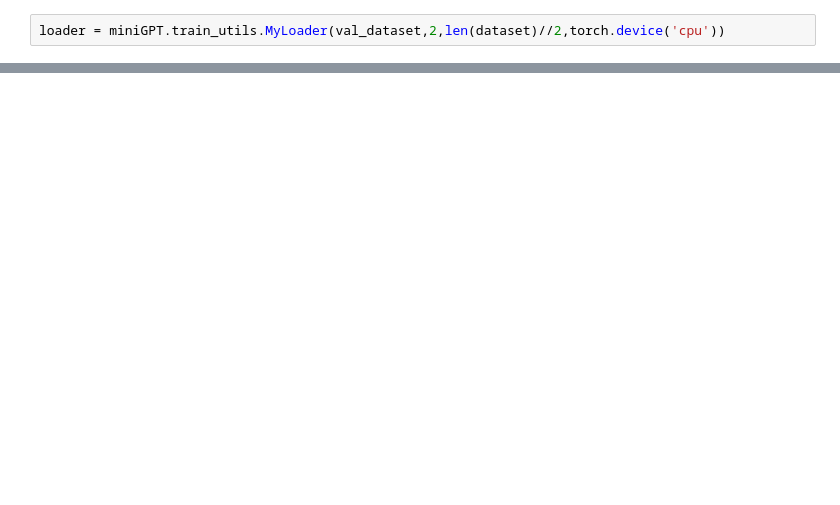
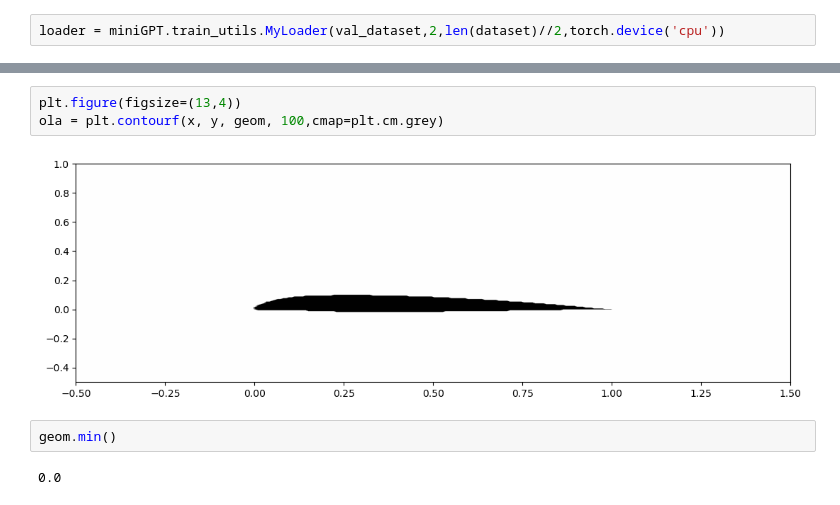
Before and after one commit to emenier/RANSformer, a Jupyter notebook: RANSFormer.ipynb, the cells around one changed output, grey strips where cells are left out. Drawn from its saved outputs; the diff is of its cells as text; blank space fills up the shorter version.

```diff
--- a/RANSFormer.ipynb
+++ b/RANSFormer.ipynb
@@ -92,0 +95,9 @@ cbar = plt.colorbar(ola)
+# %%
+plt.figure(figsize=(13,4))
+ola = plt.contourf(x, y, geom, 100,cmap=plt.cm.grey)
+# %% [output]
+[figure, added]
+# %%
+geom.min()
+# %% [output]
+0.0
```
Also changed, not shown: parts of 3 cells of this notebook.
